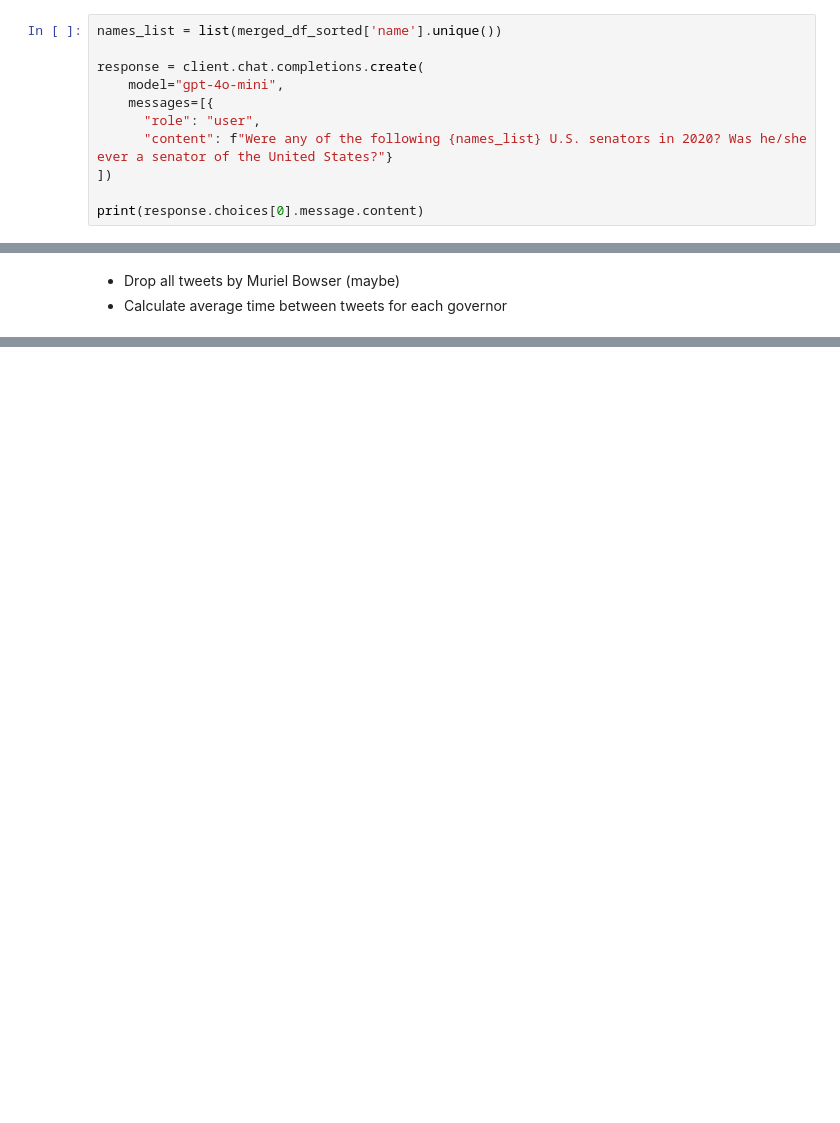
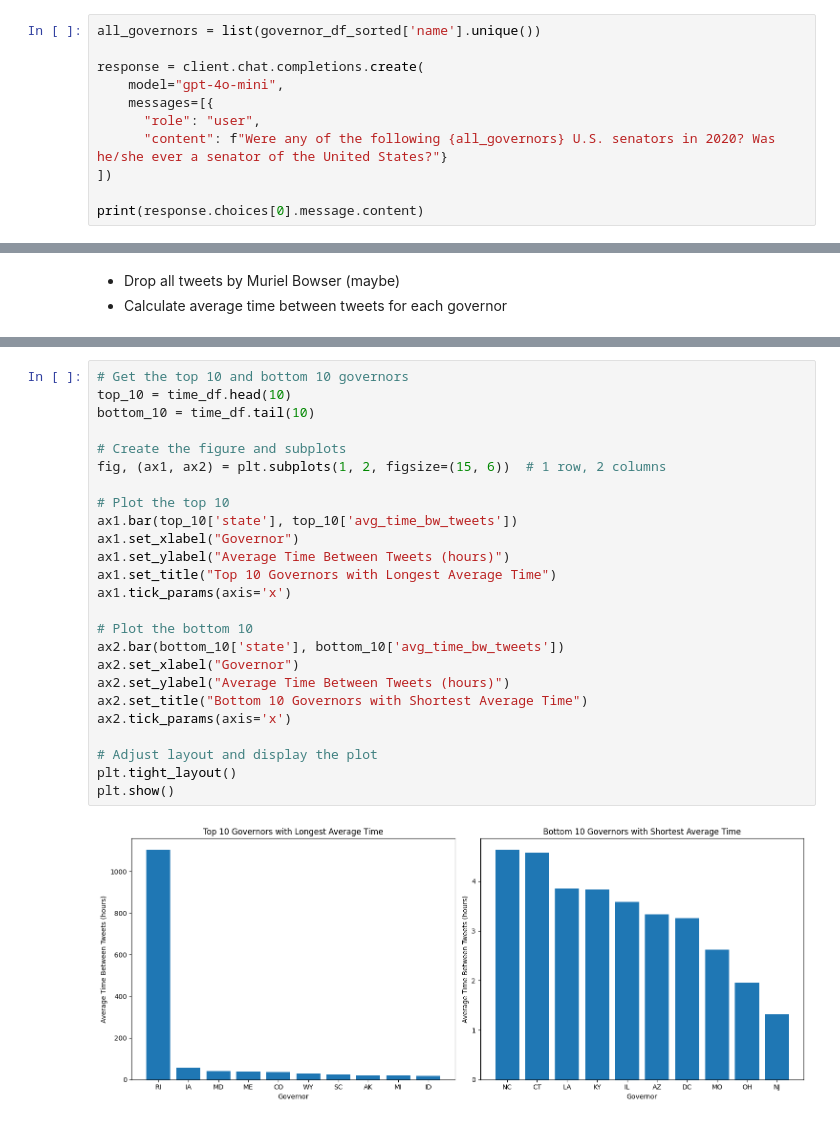
Before and after one commit to ishraqkhan32/dspp_assignment1, a Jupyter notebook: data_assignment_1.ipynb, the cells around one changed output, grey strips where cells are left out. Drawn from its saved outputs; the diff is of its cells as text; blank space fills up the shorter version.

```diff
--- a/data_assignment_1.ipynb
+++ b/data_assignment_1.ipynb
@@ -235,13 +254,13 @@ Things of note
 # %% [markdown]
 Check if any of the given politicians were senators in 2020
 # %%
-names_list = list(merged_df_sorted['name'].unique())
+all_governors = list(governor_df_sorted['name'].unique())
 
 response = client.chat.completions.create(
     model="gpt-4o-mini",
     messages=[{
       "role": "user",
-      "content": f"Were any of the following {names_list} U.S. senators in 2020? Was he/she ever a senator of the United States?"}
+      "content": f"Were any of the following {all_governors} U.S. senators in 2020? Was he/she ever a senator of the United States?"}
 ])
 
 print(response.choices[0].message.content)
@@ -267,0 +341,27 @@ Muriel Bowser is an American politician who has been serving as the mayor of Was
+# %%
+# Get the top 10 and bottom 10 governors
+top_10 = time_df.head(10)
+bottom_10 = time_df.tail(10)
+
+# Create the figure and subplots
+fig, (ax1, ax2) = plt.subplots(1, 2, figsize=(15, 6))  # 1 row, 2 columns
+
+# Plot the top 10
+ax1.bar(top_10['state'], top_10['avg_time_bw_tweets'])
+ax1.set_xlabel("Governor")
+ax1.set_ylabel("Average Time Between Tweets (hours)")
+ax1.set_title("Top 10 Governors with Longest Average Time")
+ax1.tick_params(axis='x')
+
+# Plot the bottom 10
+ax2.bar(bottom_10['state'], bottom_10['avg_time_bw_tweets'])
+ax2.set_xlabel("Governor")
+ax2.set_ylabel("Average Time Between Tweets (hours)")
+ax2.set_title("Bottom 10 Governors with Shortest Average Time")
+ax2.tick_params(axis='x')
+
+# Adjust layout and display the plot
+plt.tight_layout()
+plt.show()
+# %% [output]
+[figure, added]
```
Also changed, not shown: parts of 16 cells of this notebook.
